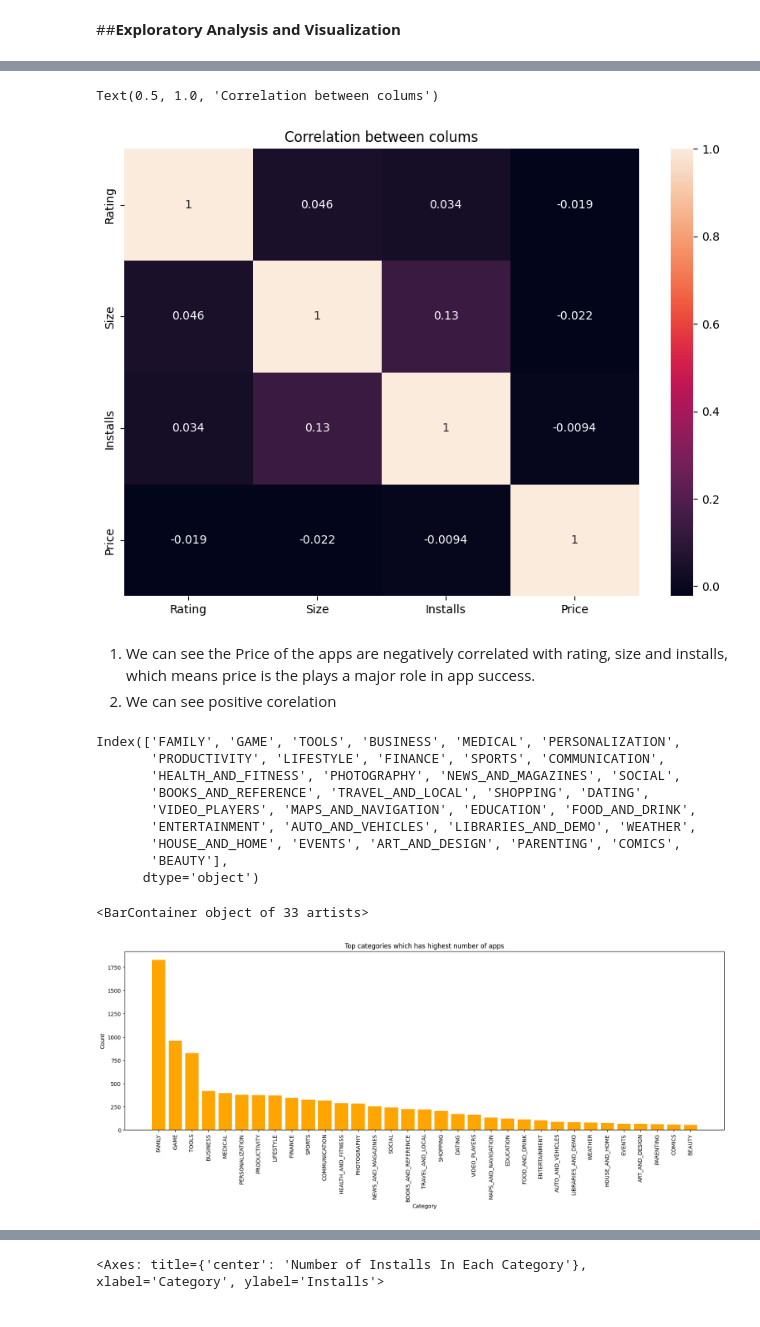
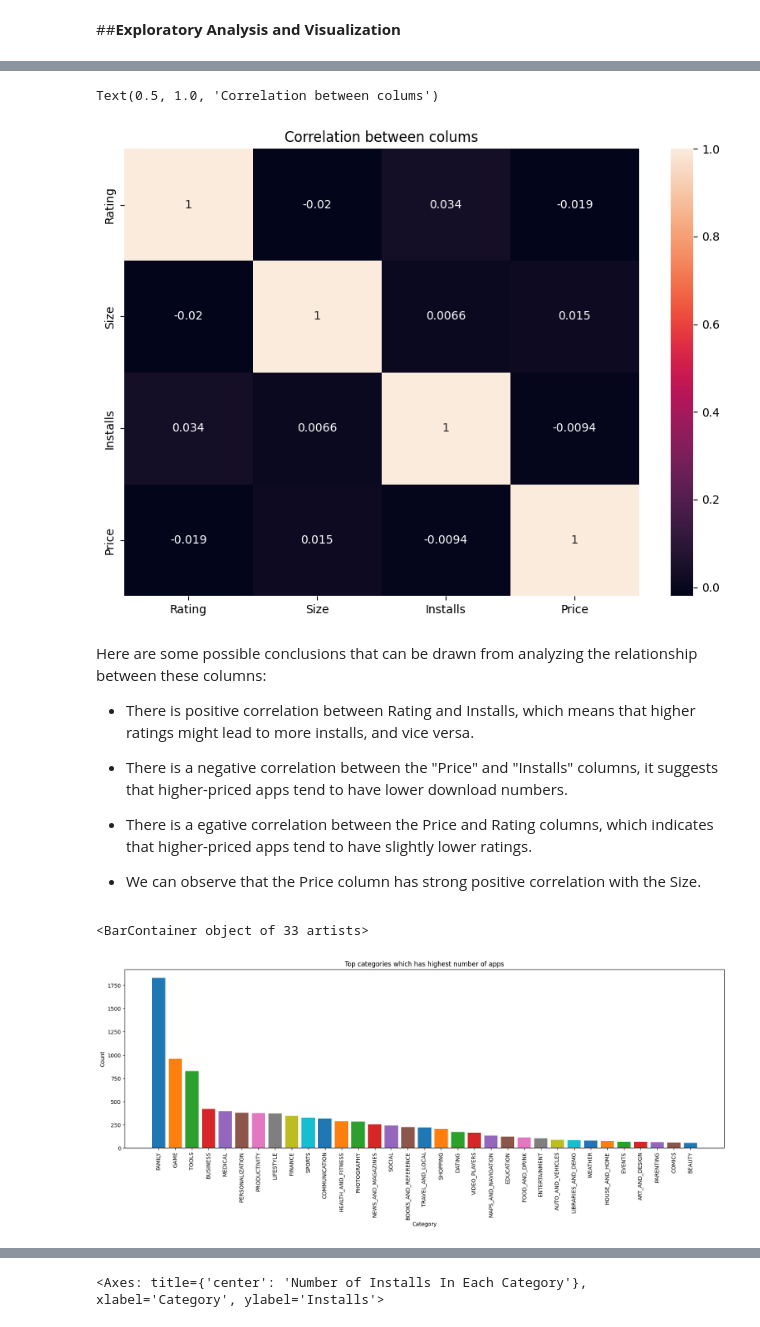
Before and after one commit to MijulSaxena/EDA-project-on-Gooogle-playstore., a Jupyter notebook: Play_Store_App_Review_Analysis_Capstone_Project_by_Mijul_Saxena.ipynb, the cells around one changed output, grey strips where cells are left out. Cells and saved outputs as stored; diff of their text form; code cells hidden in the pictures.

```diff
--- a/Play_Store_App_Review_Analysis_Capstone_Project_by_Mijul_Saxena.ipynb
+++ b/Play_Store_App_Review_Analysis_Capstone_Project_by_Mijul_Saxena.ipynb
@@ -257,7 +248,12 @@ play_store_data.tail(10)
 # %%
-# converting KB to MB
+# Cleaning Size Column
+# Replacing 'Varies with device' with 'NaN'
 play_store_data['Size'] = play_store_data['Size'].apply(lambda x: str(x).replace('Varies with device', 'NaN') if 'Varies with device' in str(x) else x)
+
+# Removing 'M' from the string and converting to float
 play_store_data['Size'] = play_store_data['Size'].apply(lambda x: str(x).replace('M', '') if 'M' in str(x) else x)
-play_store_data['Size'] = play_store_data['Size'].apply(lambda x: str(x).replace(',', '') if 'M' in str(x) else x)
+play_store_data['Size'] = play_store_data['Size'].apply(lambda x: str(x).replace('k', '') if 'k' in str(x) else x)
+play_store_data['Size'] = play_store_data['Size'].apply(lambda x: float(x))
+
+# Converting 'k' to 'M' and convert to float
 play_store_data['Size'] = play_store_data['Size'].apply(lambda x: float(str(x).replace('k', '')) / 1000 if 'k' in str(x) else x)
-play_store_data['Size'] = play_store_data['Size'].apply(lambda x: float(x))
@@ -319,38 +301,40 @@ play_store_data.describe()
 # %%
+# Correlation Heatmap visualization code
 plt.figure(figsize = (10,7))
-sns.heatmap(play_store_data.corr(), annot = True)
+sns.heatmap(play_store_data.corr(), annot = True);
 plt.title('Correlation between colums')
 # %% [output]
 Text(0.5, 1.0, 'Correlation between colums')
-[figure, old version]
+[figure, new version]
-# %% [markdown]
-
-
-1. We can see the Price of the apps are negatively correlated  with rating, size and installs, which means price is the plays a major role in app success.
-2. We can see positive corelation
+# %% [markdown]
+Here are some possible conclusions that can be drawn from analyzing the relationship between these columns:
+
+*   There is positive correlation between Rating and Installs, which
+means that higher ratings might lead to more installs, and vice versa.
+*   There is a negative correlation between the "Price" and "Installs" columns, it suggests that higher-priced apps tend to have lower download numbers.
+
+*   There is a egative correlation between the Price and Rating columns, which indicates that higher-priced apps tend to have slightly lower ratings.
+*   We can observe that the Price column has strong positive correlation with the Size.
 # %%
 # Number of apps for each category
 plt.figure(figsize=(20,6))
 plt.xlabel("Category")
 plt.ylabel("Count")
 plt.title('Top categories which has highest number of apps')
 plt.xticks(rotation=90)
+
+# Getting value counts for Category and their corresponding labels
 y = play_store_data['Category'].value_counts()
 x =  play_store_data['Category'].value_counts().index
-print(x)
-plt.bar(x,y, color = 'orange')
+
+# Defining a list of colors to use for each bar
+colors = ['C0', 'C1', 'C2', 'C3', 'C4', 'C5', 'C6', 'C7', 'C8', 'C9', 'C10', 'C11', 'C12', 'C13', 'C14', 'C15']
+
+# Creating the bar chart, with a different color for each bar
+plt.bar(x,y, color = colors)
 # %% [output]
-Index(['FAMILY', 'GAME', 'TOOLS', 'BUSINESS', 'MEDICAL', 'PERSONALIZATION',
-       'PRODUCTIVITY', 'LIFESTYLE', 'FINANCE', 'SPORTS', 'COMMUNICATION',
-       'HEALTH_AND_FITNESS', 'PHOTOGRAPHY', 'NEWS_AND_MAGAZINES', 'SOCIAL',
-       'BOOKS_AND_REFERENCE', 'TRAVEL_AND_LOCAL', 'SHOPPING', 'DATING',
-       'VIDEO_PLAYERS', 'MAPS_AND_NAVIGATION', 'EDUCATION', 'FOOD_AND_DRINK',
-       'ENTERTAINMENT', 'AUTO_AND_VEHICLES', 'LIBRARIES_AND_DEMO', 'WEATHER',
-       'HOUSE_AND_HOME', 'EVENTS', 'ART_AND_DESIGN', 'PARENTING', 'COMICS',
-       'BEAUTY'],
-      dtype='object')
+<BarContainer object of 33 artists>
-<BarContainer object of 33 artists>
-[figure, old version]
+[figure, new version]
 # %%
 print(y)
 # %% [output]
```
Also changed, not shown: parts of 63 cells of this notebook.
